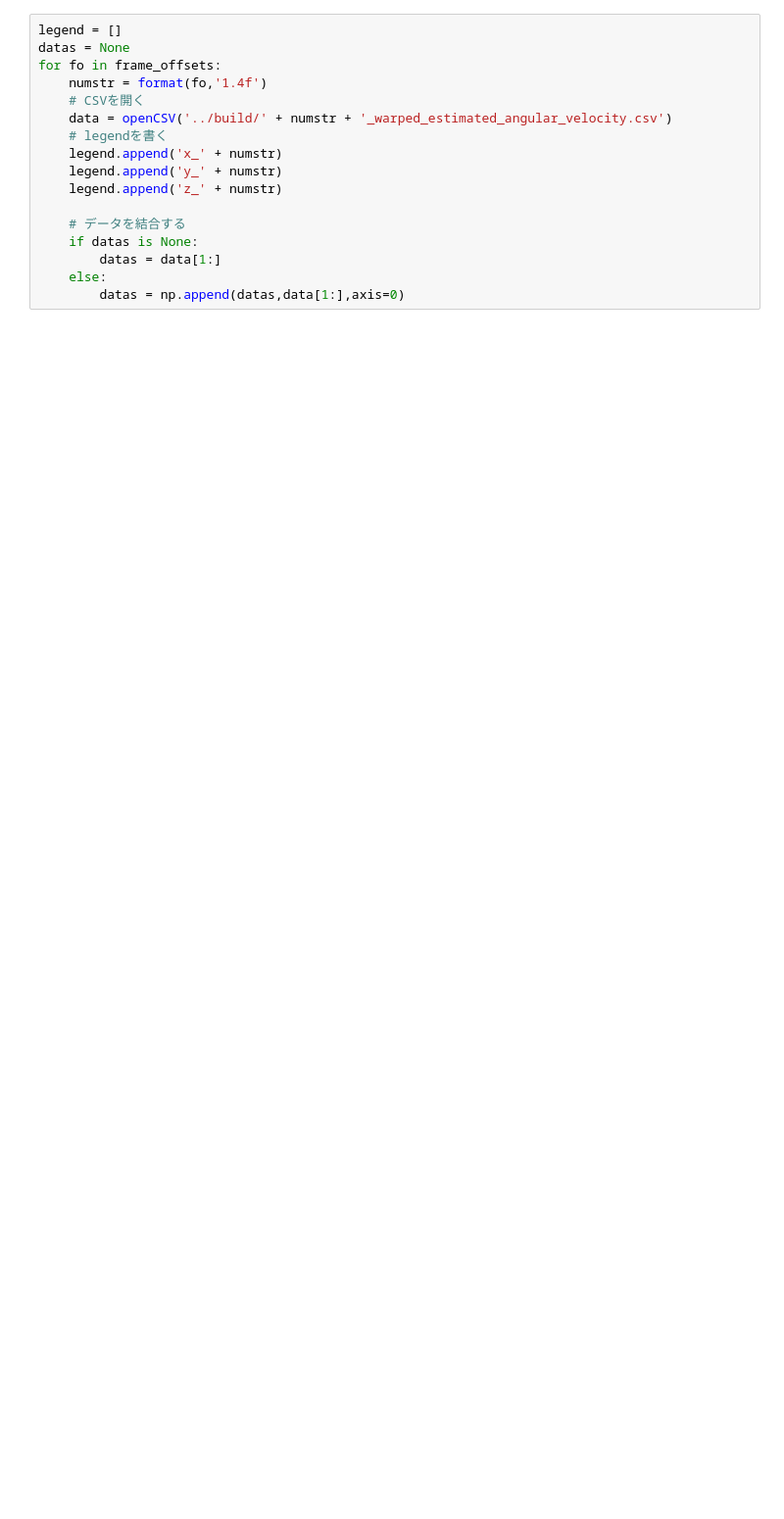
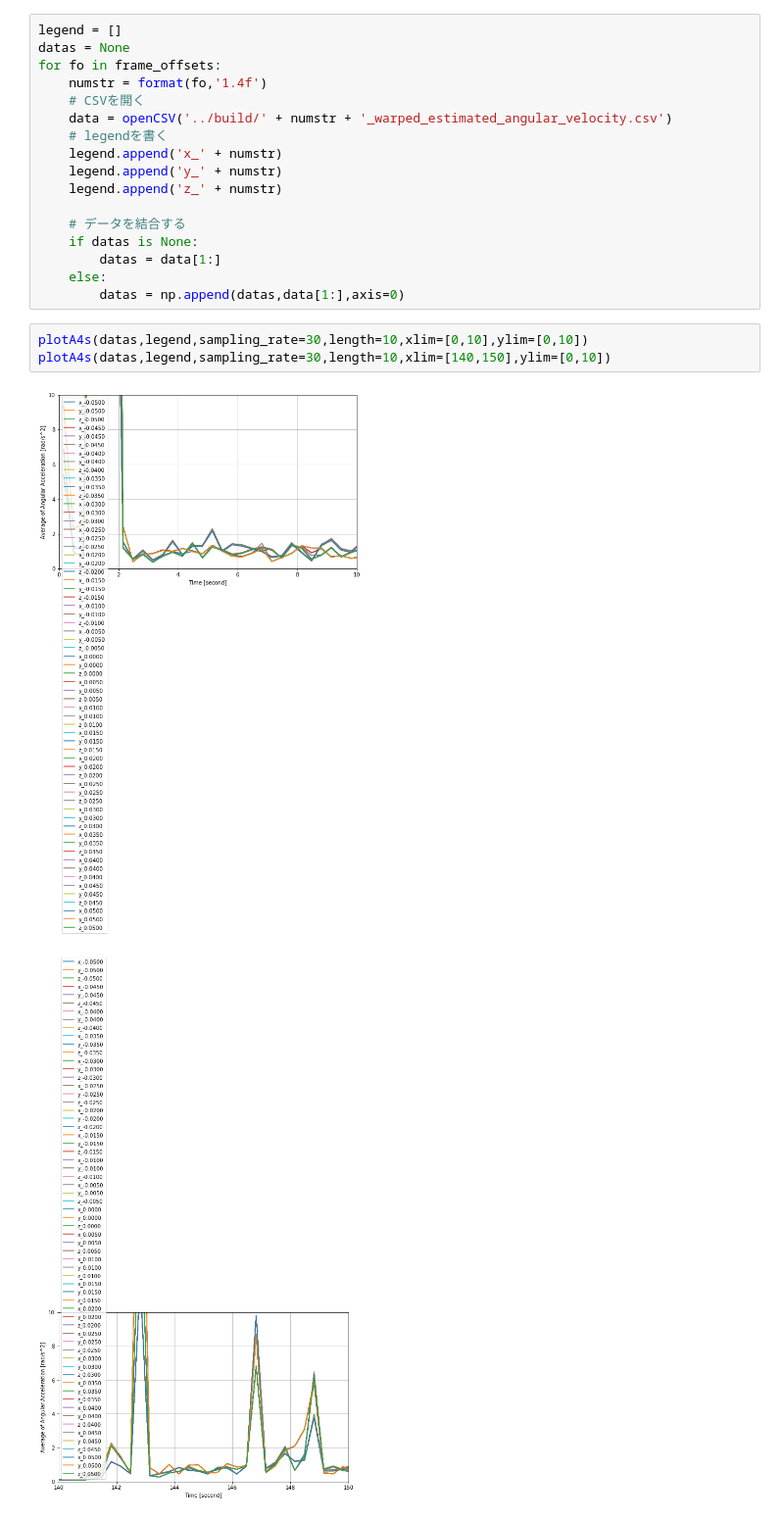
Before and after one commit to yossato/virtualGimbal, a Jupyter notebook: post_processing_software/jupyter/observe_synchronization_and_quality.ipynb, the cells around one changed output. Shown at 98% size. Drawn from its saved outputs; the diff is of its cells as text; blank space fills up the shorter version.

```diff
--- a/post_processing_software/jupyter/observe_synchronization_and_quality.ipynb
+++ b/post_processing_software/jupyter/observe_synchronization_and_quality.ipynb
@@ -236,4 +236,10 @@ for fo in frame_offsets:
         datas = data[1:]
     else:
         datas = np.append(datas,data[1:],axis=0)
+# %%
+plotA4s(datas,legend,sampling_rate=30,length=10,xlim=[0,10],ylim=[0,10])
+plotA4s(datas,legend,sampling_rate=30,length=10,xlim=[140,150],ylim=[0,10])
+# %% [output]
+[figure, added]
+[figure, added]
 # %%
```
Also changed, not shown: parts of 16 cells of this notebook, 1 other file.
